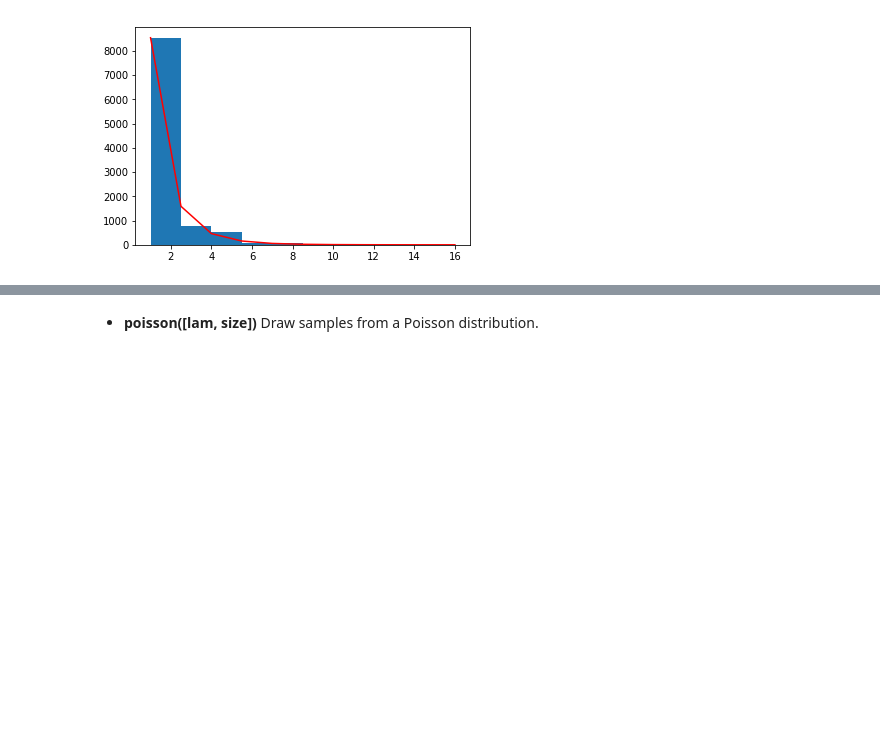
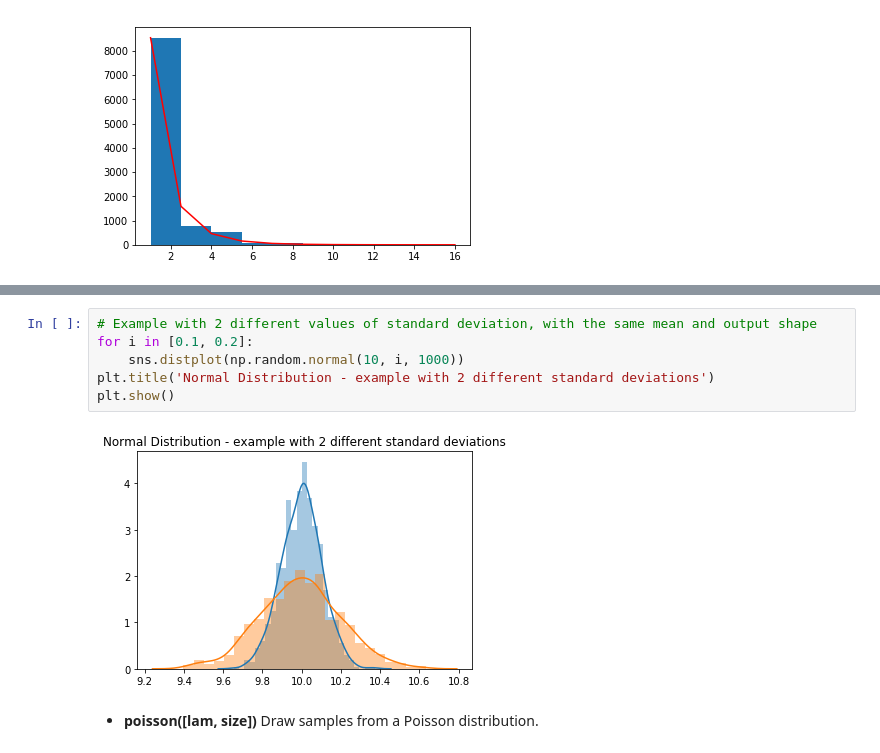
Before and after one commit to SDrag/Programming4DataAnalysis-Assignments, a Jupyter notebook: P4DA.ipynb, the cells around one changed output, grey strips where cells are left out. Cells and saved outputs as stored; diff of their text form; blank space fills up the shorter version.

```diff
--- a/P4DA.ipynb
+++ b/P4DA.ipynb
@@ -155,3 +162,11 @@ plt.show()
+# %%
+# Example with 2 different values of standard deviation, with the same mean and output shape
+for i in [0.1, 0.2]:
+    sns.distplot(np.random.normal(10, i, 1000))
+plt.title('Normal Distribution - example with 2 different standard deviations')
+plt.show()
+# %% [output]
+[figure, added]
 # %% [markdown]
 - **poisson([lam, size])**	Draw samples from a Poisson distribution.
 # %% [markdown]
```
Also changed, not shown: parts of 3 cells of this notebook.
